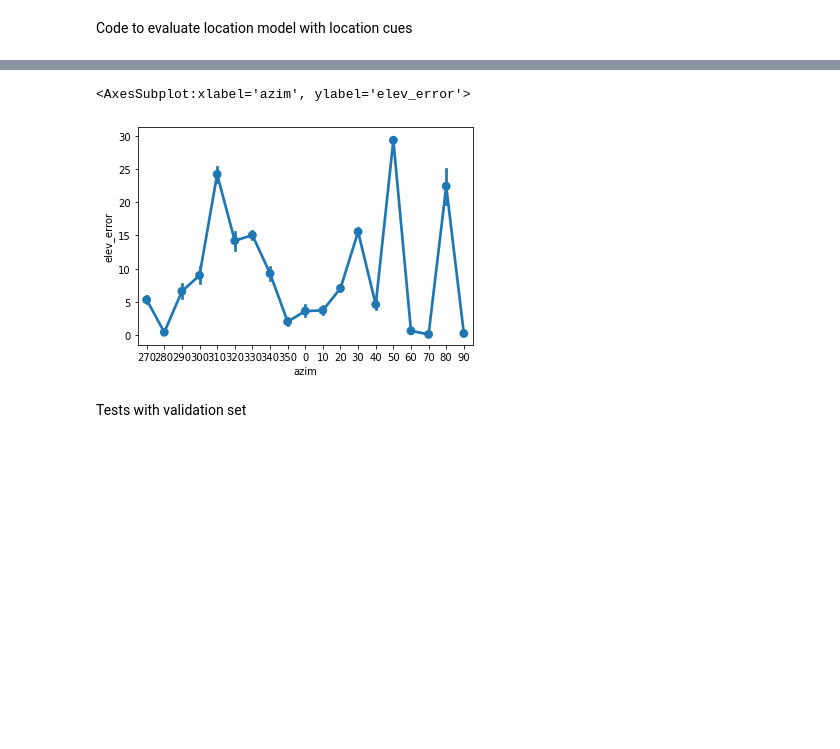
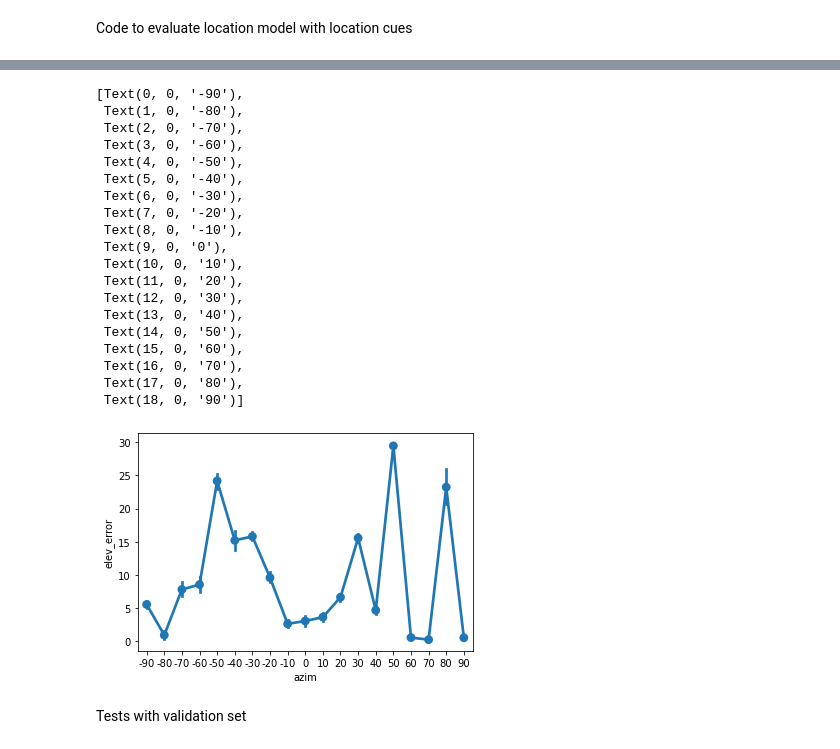
Before and after one commit to mcdermottLab/auditory_attention, a Jupyter notebook: notebooks/validate_location_model.ipynb, the cells around one changed output, grey strips where cells are left out. Drawn from its saved outputs; the diff is of its cells as text; code cells hidden in the pictures; blank space fills up the shorter version.

```diff
--- a/notebooks/validate_location_model.ipynb
+++ b/notebooks/validate_location_model.ipynb
@@ -229,11 +267,30 @@ sns.pointplot(x='azim', y='azim_error', data=azims_df, order=[270, 280, 290, 300
 # %%
 azims = [r[1][0] for r in results]
 elev_error = [abs(r[0][1] - r[1][1]) if abs(r[0][1] - r[1][1]) < 180 else 360 - abs(r[0][1] - r [1][1]) for r in results]
 elevs_df = pd.DataFrame({'azim': azims, 'elev_error': elev_error})
-sns.pointplot(x='azim', y='elev_error', data=elevs_df, order=[270, 280, 290, 300, 310, 320, 330, 340, 350, 0, 10, 20, 30, 40, 50, 60, 70, 80, 90])
+g = sns.pointplot(x='azim', y='elev_error', data=elevs_df, order=[270, 280, 290, 300, 310, 320, 330, 340, 350, 0, 10, 20, 30, 40, 50, 60, 70, 80, 90])
+g.set_xticklabels([-90, -80, -70, -60, -50, -40, -30, -20, -10, 0, 10, 20, 30, 40, 50, 60, 70, 80, 90])
 # %% [output]
-<AxesSubplot:xlabel='azim', ylabel='elev_error'>
+[Text(0, 0, '-90'),
+ Text(1, 0, '-80'),
+ Text(2, 0, '-70'),
+ Text(3, 0, '-60'),
+ Text(4, 0, '-50'),
+ Text(5, 0, '-40'),
+ Text(6, 0, '-30'),
+ Text(7, 0, '-20'),
+ Text(8, 0, '-10'),
+ Text(9, 0, '0'),
+ Text(10, 0, '10'),
+ Text(11, 0, '20'),
+ Text(12, 0, '30'),
+ Text(13, 0, '40'),
+ Text(14, 0, '50'),
+ Text(15, 0, '60'),
+ Text(16, 0, '70'),
+ Text(17, 0, '80'),
+ Text(18, 0, '90')]
-[figure, old version]
+[figure, new version]
 # %% [markdown]
 Tests with validation set
 # %%
```
Also changed, not shown: parts of 8 cells of this notebook, 8 other files.
